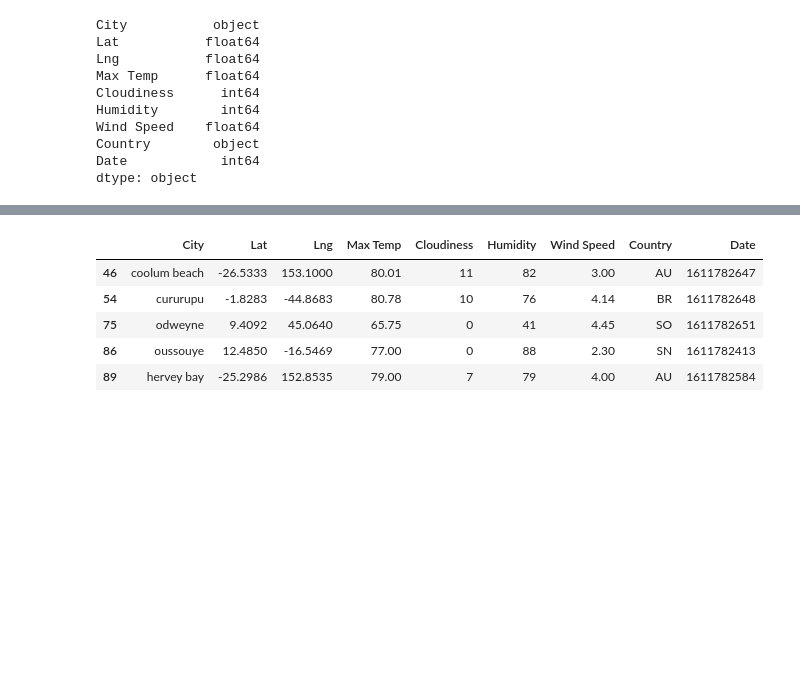
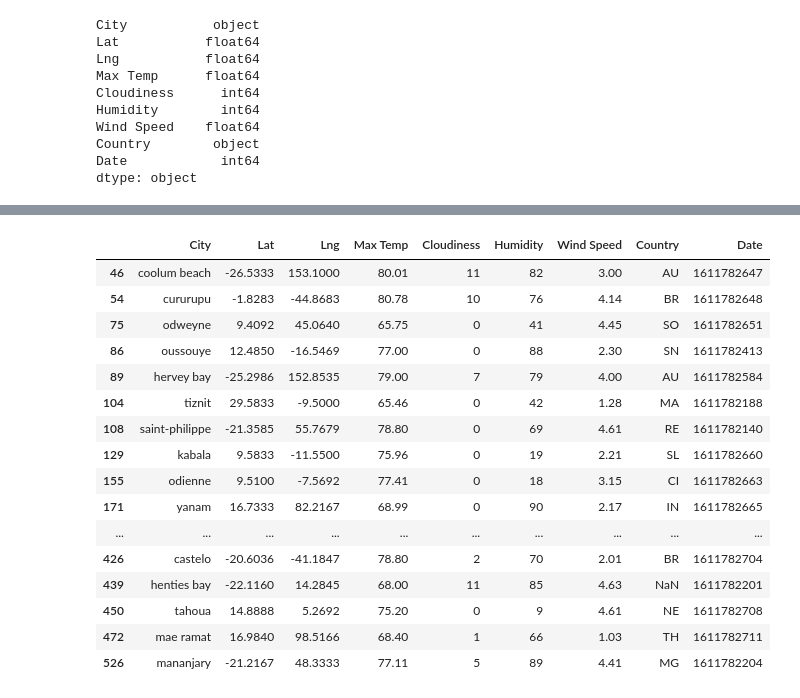
Before and after one commit to erinmann12/python-api-challenge, a Jupyter notebook: VacationPy/VacationPy.ipynb, the cells around one changed output, grey strips where cells are left out. Saved outputs shown, nothing was run; the diff lists cells and outputs as text; code cells hidden in the pictures; blank space fills up the shorter version.

```diff
--- a/VacationPy/VacationPy.ipynb
+++ b/VacationPy/VacationPy.ipynb
@@ -72,20 +74,31 @@ TypeError: float() argument must be a string or a number, not 'DataFrame'
 # %%
 ## Create New DF to fit weather criteria
 #Narrow down the cities to fit weather conditions.
 #Drop any rows will null values.
 
 # Narrow down DF to find cities with ideal weather conditions
 # My ideal weather conditions: Max temp > 65 but less than 85, wind speed < 5 mph, less than 20% cloudiness
 hotel_df = city_data_df.loc[(city_data_df["Max Temp"] > 65) & (city_data_df["Max Temp"] < 85)
                                     & (city_data_df["Wind Speed"] < 5) & (city_data_df["Cloudiness"] < 20)]
-hotel_df.head()
+hotel_df
 # %% [output]
 |  | City | Lat | Lng | Max Temp | Cloudiness | Humidity | Wind Speed | Country | Date |
 | 46 | coolum beach | -26.5333 | 153.1000 | 80.01 | 11 | 82 | 3.00 | AU | 1611782647 |
 | 54 | cururupu | -1.8283 | -44.8683 | 80.78 | 10 | 76 | 4.14 | BR | 1611782648 |
 | 75 | odweyne | 9.4092 | 45.0640 | 65.75 | 0 | 41 | 4.45 | SO | 1611782651 |
 | 86 | oussouye | 12.4850 | -16.5469 | 77.00 | 0 | 88 | 2.30 | SN | 1611782413 |
 | 89 | hervey bay | -25.2986 | 152.8535 | 79.00 | 7 | 79 | 4.00 | AU | 1611782584 |
+| 104 | tiznit | 29.5833 | -9.5000 | 65.46 | 0 | 42 | 1.28 | MA | 1611782188 |
+| 108 | saint-philippe | -21.3585 | 55.7679 | 78.80 | 0 | 69 | 4.61 | RE | 1611782140 |
+| 129 | kabala | 9.5833 | -11.5500 | 75.96 | 0 | 19 | 2.21 | SL | 1611782660 |
+| 155 | odienne | 9.5100 | -7.5692 | 77.41 | 0 | 18 | 3.15 | CI | 1611782663 |
+| 171 | yanam | 16.7333 | 82.2167 | 68.99 | 0 | 90 | 2.17 | IN | 1611782665 |
+| ... | ... | ... | ... | ... | ... | ... | ... | ... | ... |
+| 426 | castelo | -20.6036 | -41.1847 | 78.80 | 2 | 70 | 2.01 | BR | 1611782704 |
+| 439 | henties bay | -22.1160 | 14.2845 | 68.00 | 11 | 85 | 4.63 | NaN | 1611782201 |
+| 450 | tahoua | 14.8888 | 5.2692 | 75.20 | 0 | 9 | 4.61 | NE | 1611782708 |
+| 472 | mae ramat | 16.9840 | 98.5166 | 68.40 | 1 | 66 | 1.03 | TH | 1611782711 |
+| 526 | mananjary | -21.2167 | 48.3333 | 77.11 | 5 | 89 | 4.41 | MG | 1611782204 |
 # %%
 ## Hotel Map
 # Store into variable named hotel_df.
```
Also changed, not shown: parts of 6 cells of this notebook.
